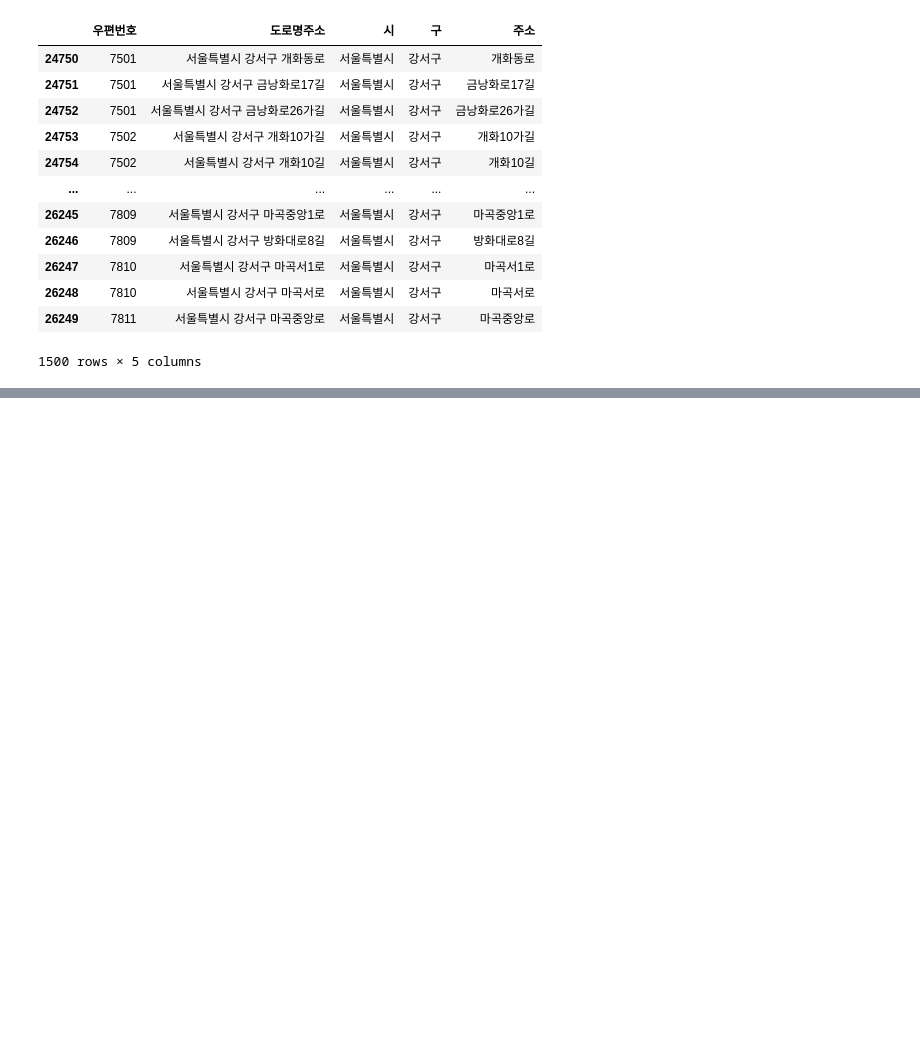
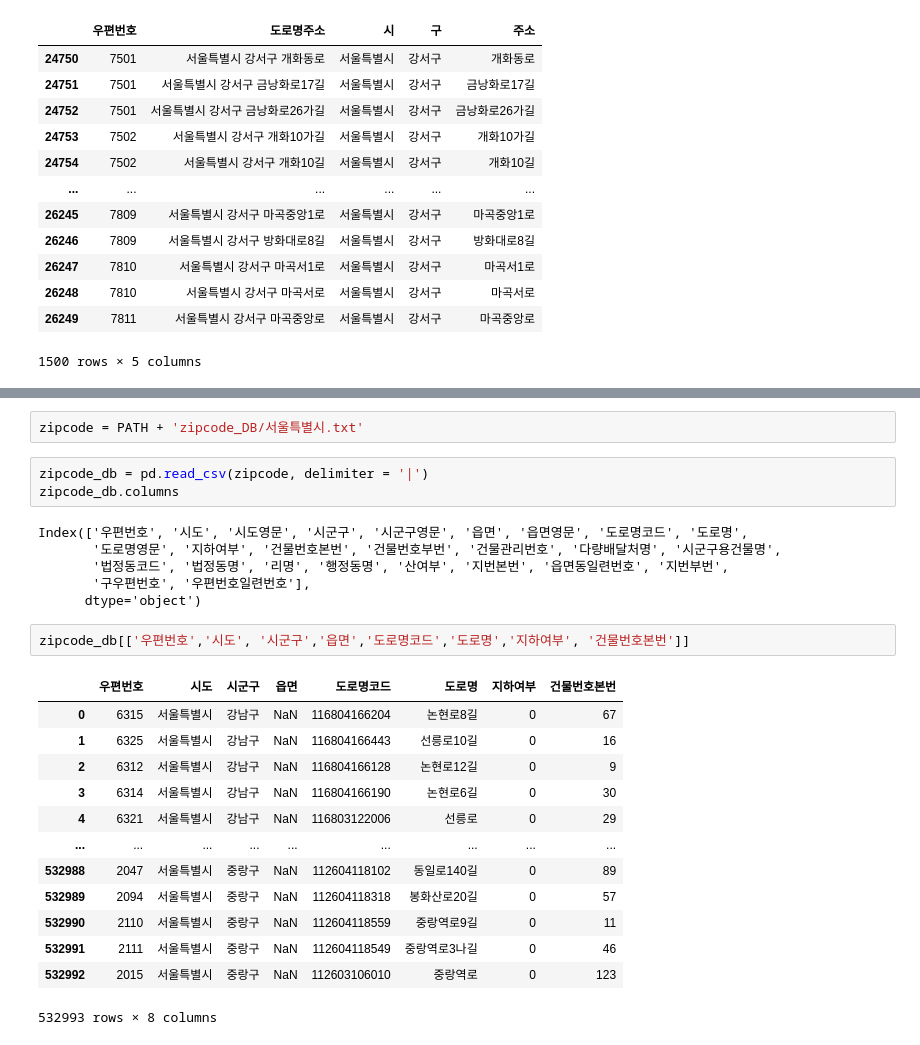
Before and after one commit to davin0130/davin0130, a Jupyter notebook: TeamProject/2023_공모전/강서구 빅데이터 불법주정차 데이터.ipynb, the cells around one changed output, grey strips where cells are left out. Cells and saved outputs as stored; diff of their text form; blank space fills up the shorter version.

```diff
--- a/TeamProject/2023_공모전/강서구 빅데이터 불법주정차 데이터.ipynb
+++ b/TeamProject/2023_공모전/강서구 빅데이터 불법주정차 데이터.ipynb
@@ -303,0 +372,27 @@ gangseo_doro_df
+# %%
+zipcode = PATH + 'zipcode_DB/서울특별시.txt'
+# %%
+zipcode_db = pd.read_csv(zipcode, delimiter = '|')
+zipcode_db.columns
+# %% [output]
+Index(['우편번호', '시도', '시도영문', '시군구', '시군구영문', '읍면', '읍면영문', '도로명코드', '도로명',
+       '도로명영문', '지하여부', '건물번호본번', '건물번호부번', '건물관리번호', '다량배달처명', '시군구용건물명',
+       '법정동코드', '법정동명', '리명', '행정동명', '산여부', '지번본번', '읍면동일련번호', '지번부번',
+       '구우편번호', '우편번호일련번호'],
+      dtype='object')
+# %%
+zipcode_db[['우편번호','시도', '시군구','읍면','도로명코드','도로명','지하여부', '건물번호본번']]
+# %% [output]
+|  | 우편번호 | 시도 | 시군구 | 읍면 | 도로명코드 | 도로명 | 지하여부 | 건물번호본번 |
+| 0 | 6315 | 서울특별시 | 강남구 | NaN | 116804166204 | 논현로8길 | 0 | 67 |
+| 1 | 6325 | 서울특별시 | 강남구 | NaN | 116804166443 | 선릉로10길 | 0 | 16 |
+| 2 | 6312 | 서울특별시 | 강남구 | NaN | 116804166128 | 논현로12길 | 0 | 9 |
+| 3 | 6314 | 서울특별시 | 강남구 | NaN | 116804166190 | 논현로6길 | 0 | 30 |
+| 4 | 6321 | 서울특별시 | 강남구 | NaN | 116803122006 | 선릉로 | 0 | 29 |
+| ... | ... | ... | ... | ... | ... | ... | ... | ... |
+| 532988 | 2047 | 서울특별시 | 중랑구 | NaN | 112604118102 | 동일로140길 | 0 | 89 |
+| 532989 | 2094 | 서울특별시 | 중랑구 | NaN | 112604118318 | 봉화산로20길 | 0 | 57 |
+| 532990 | 2110 | 서울특별시 | 중랑구 | NaN | 112604118559 | 중랑역로9길 | 0 | 11 |
+| 532991 | 2111 | 서울특별시 | 중랑구 | NaN | 112604118549 | 중랑역로3나길 | 0 | 46 |
+| 532992 | 2015 | 서울특별시 | 중랑구 | NaN | 112603106010 | 중랑역로 | 0 | 123 |
+532993 rows × 8 columns
```
Also changed, not shown: parts of 10 cells of this notebook, 1 other file.
